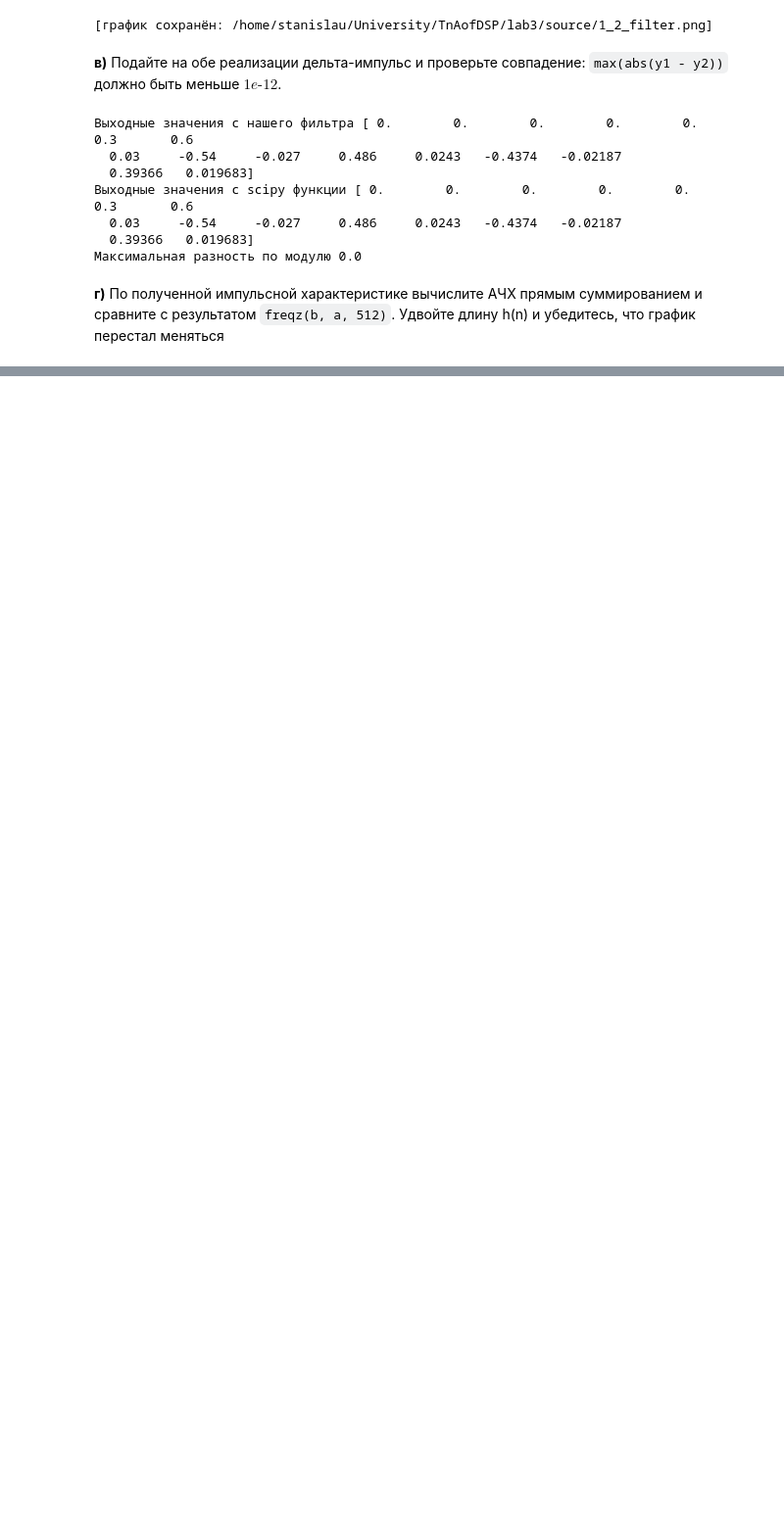
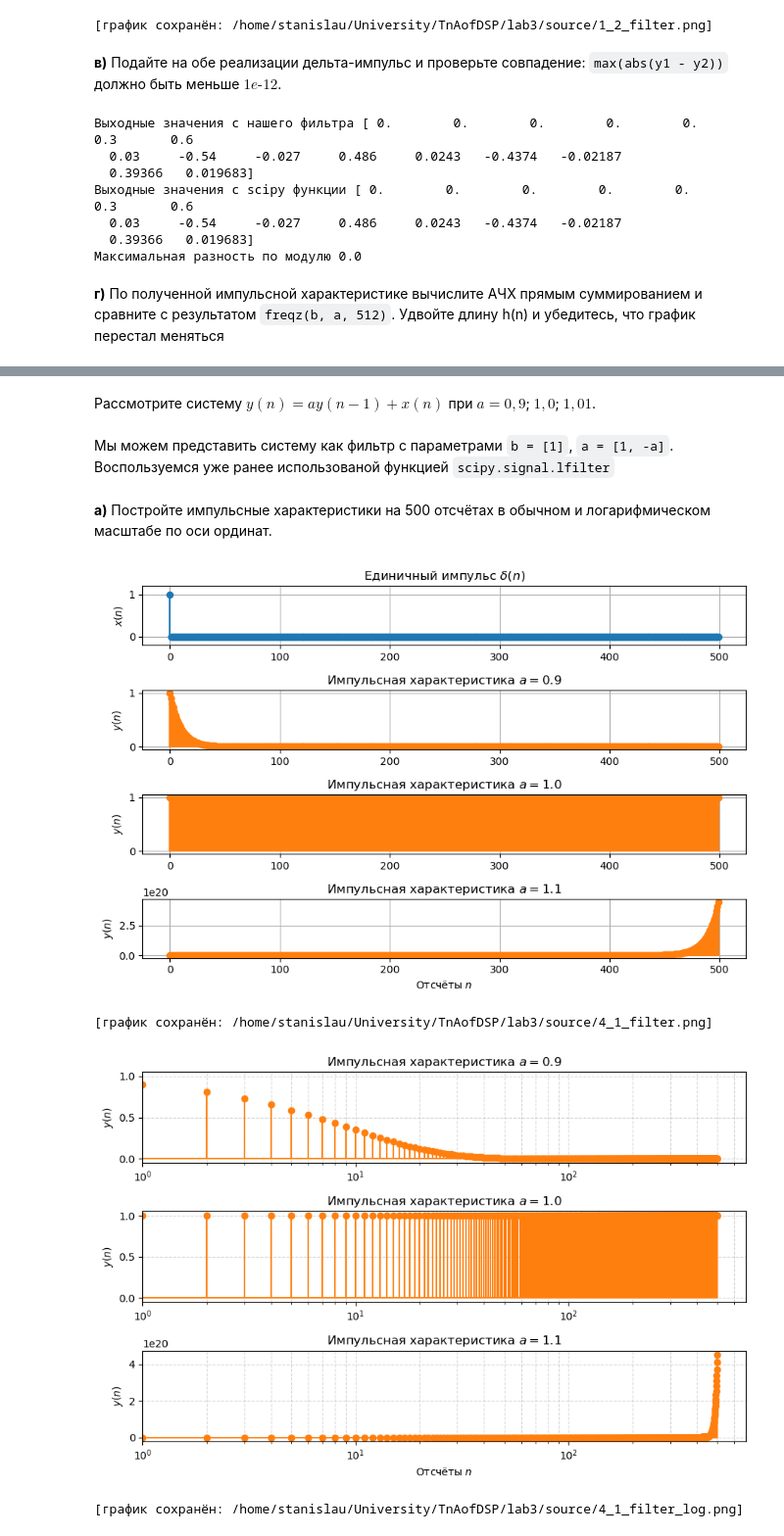
Before and after one commit to StanislauMikulski/TnAofDSP_lab3, a Jupyter notebook: main/main.ipynb, the cells around one changed output, grey strips where cells are left out. Shown at 98% size. Drawn from its saved outputs; the diff is of its cells as text; code cells hidden in the pictures; blank space fills up the shorter version.

```diff
--- a/main/main.ipynb
+++ b/main/main.ipynb
@@ -216,0 +353,74 @@ save_and_show(fig, name="1_4_AFC")
+# %% [markdown]
+Рассмотрите систему $y(n) = a y(n − 1) + x(n)$ при $a = 0,9$; $1,0$; $1,01$.
+# %% [markdown]
+Мы можем представить систему как фильтр с параметрами ``b = [1]``, ``a = [1, -a]``. Воспользуемся уже ранее использованой функцией ``scipy.signal.lfilter``
+# %% [markdown]
+**а)** Постройте импульсные характеристики на 500 отсчётах в обычном и логарифмическом масштабе по оси ординат.
+# %%
+N = np.arange(500)
+X = np.zeros(len(N), dtype=float)
+X[0] = 1.0
+
+b = [1.0]
+a1 = [1.0, -0.9]
+a2 = [1.0, -1.0]
+a3 = [1.0, -1.1]
+
+y1 = sps.lfilter(b,a1,X)
+y2 = sps.lfilter(b,a2,X)
+y3 = sps.lfilter(b,a3,X)
+
+fig, (Xgraph, Y1graph, Y2graph, Y3graph) = plt.subplots(4, 1, figsize=(9, 6))
+
+Xgraph.stem(N, X, basefmt="C0-")
+Xgraph.set_ylabel("$x(n)$")
+Xgraph.set_title("Единичный импульс $\delta(n)$")
+Xgraph.set_ylim(-0.2, 1.2)
+
+Y1graph.stem(N, y1, basefmt="C1-", linefmt="C1-", markerfmt="C1o")
+Y1graph.set_ylabel("$y(n)$")
+Y1graph.set_title("Импульсная характеристика $a = 0.9$")
+
+Y2graph.stem(N, y2, basefmt="C1-", linefmt="C1-", markerfmt="C1o")
+Y2graph.set_ylabel("$y(n)$")
+Y2graph.set_title("Импульсная характеристика $a = 1.0$")
+
+Y3graph.stem(N, y3, basefmt="C1-", linefmt="C1-", markerfmt="C1o")
+Y3graph.set_ylabel("$y(n)$")
+Y3graph.set_title("Импульсная характеристика $a = 1.1$")
+Y3graph.set_xlabel("Отсчёты $n$")
+
+plt.tight_layout()
+save_and_show(fig, name="4_1_filter")
+
+fig, (Y1graph, Y2graph, Y3graph) = plt.subplots(3, 1, figsize=(9, 6))
+
+Y1graph.stem(N, y1, basefmt="C1-", linefmt="C1-", markerfmt="C1o")
+Y1graph.set_ylabel("$y(n)$")
+Y1graph.set_title("Импульсная характеристика $a = 0.9$")
+Y1graph.set_xscale('log')
+Y1graph.set_xlim(left=1)
+Y1graph.grid(True, which="both", linestyle="--", alpha=0.5)
+
+Y2graph.stem(N, y2, basefmt="C1-", linefmt="C1-", markerfmt="C1o")
+Y2graph.set_ylabel("$y(n)$")
+Y2graph.set_title("Импульсная характеристика $a = 1.0$")
+Y2graph.set_xscale('log')
+Y2graph.set_xlim(left=1)
+Y2graph.grid(True, which="both", linestyle="--", alpha=0.5)
+
+Y3graph.stem(N, y3, basefmt="C1-", linefmt="C1-", markerfmt="C1o")
+Y3graph.set_ylabel("$y(n)$")
+Y3graph.set_title("Импульсная характеристика $a = 1.1$")
+Y3graph.set_xlabel("Отсчёты $n$")
+Y3graph.set_xscale('log')
+Y3graph.set_xlim(left=1)
+Y3graph.grid(True, which="both", linestyle="--", alpha=0.5)
+
+plt.tight_layout()
+save_and_show(fig, name="4_1_filter_log")
+# %% [output]
+[figure, added]
+[график сохранён: /home/stanislau/University/TnAofDSP/lab3/source/4_1_filter.png]
+[figure, added]
+[график сохранён: /home/stanislau/University/TnAofDSP/lab3/source/4_1_filter_log.png]
```
Also changed, not shown: parts of 19 cells of this notebook.
